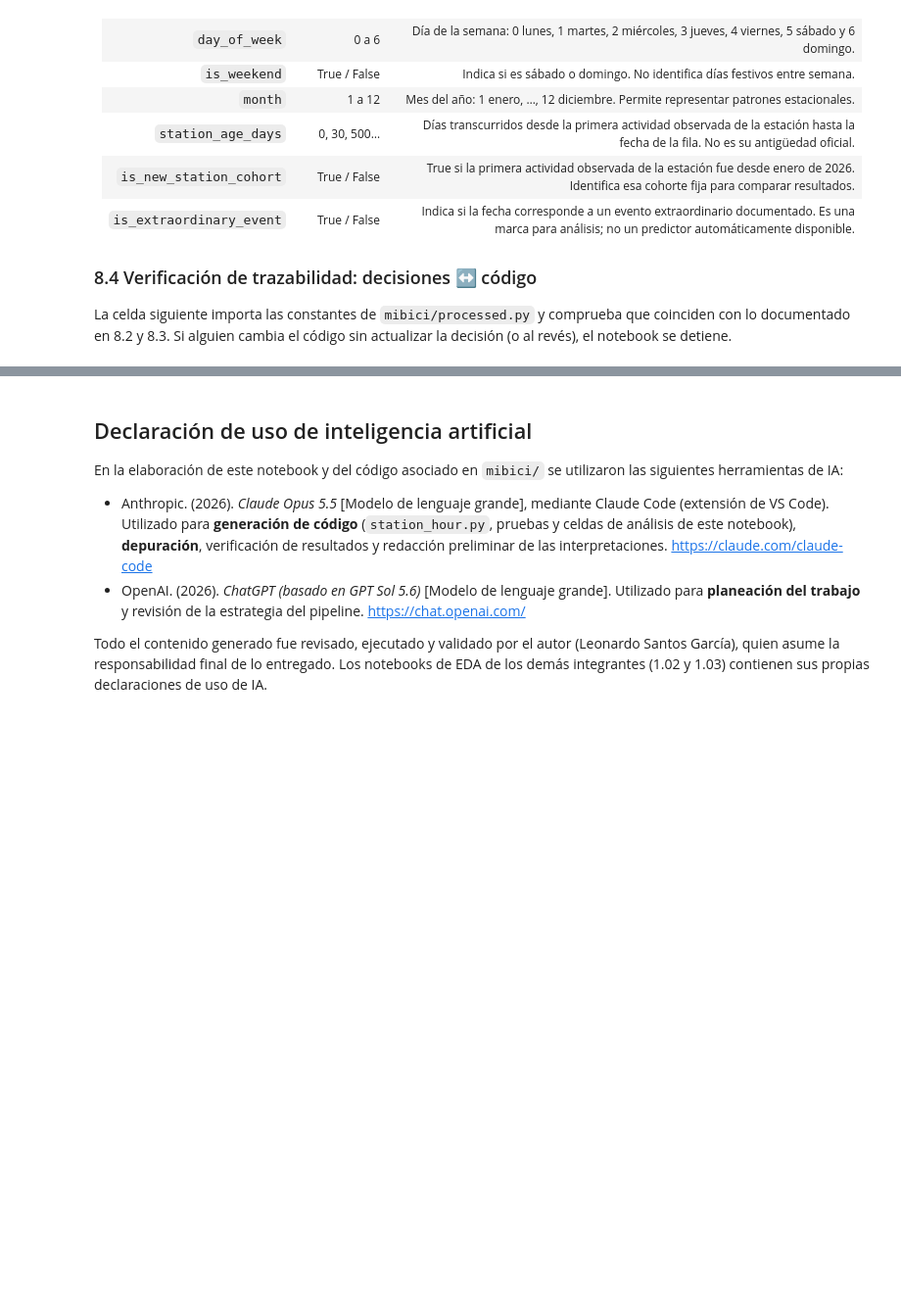
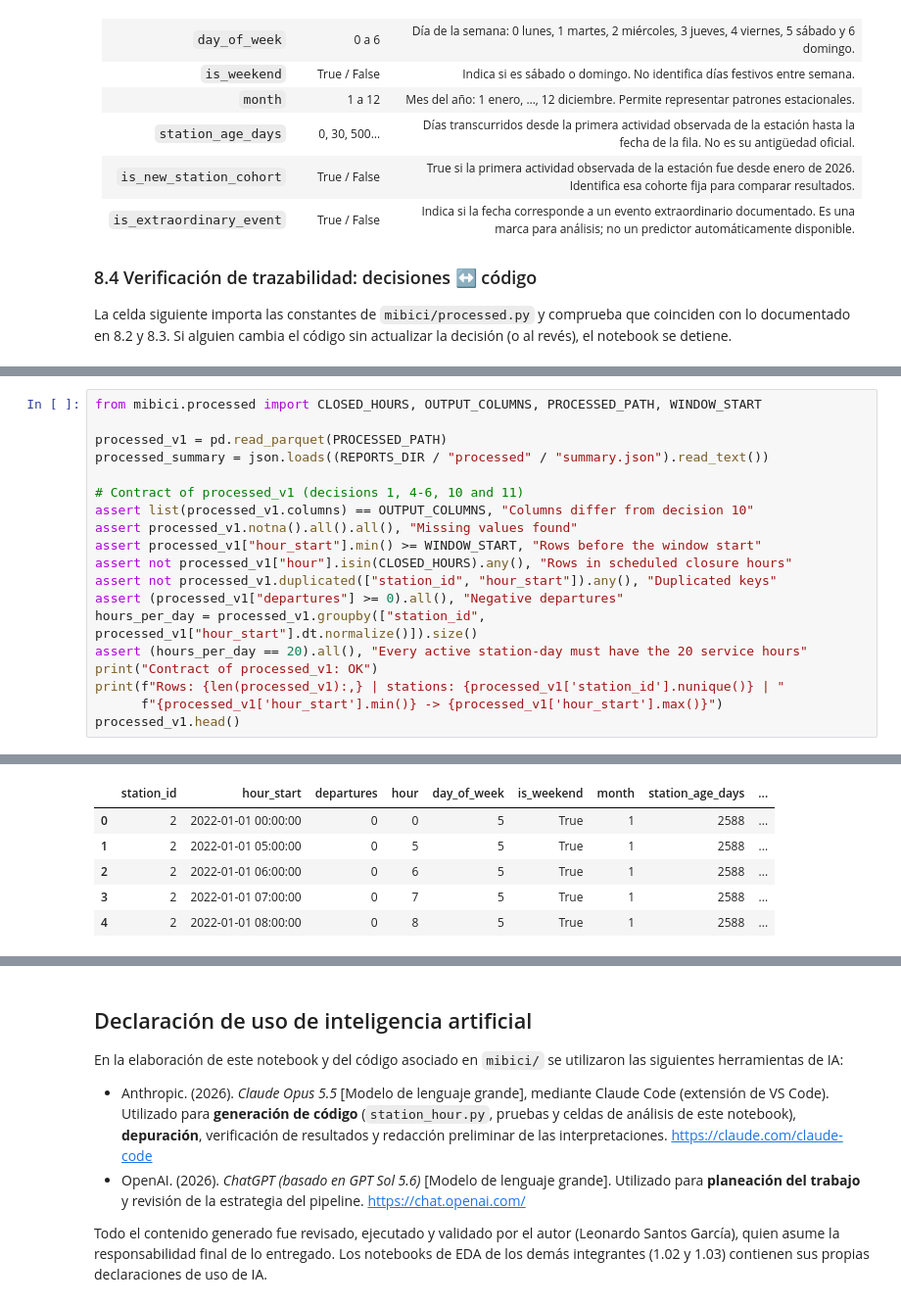
Before and after one commit to LeonardoSantosGrc/MiBici, a Jupyter notebook: notebooks/1.04-lsg-target-integration.ipynb, the cells around one changed output, grey strips where cells are left out. Shown at 98% size. Saved outputs shown, nothing was run; the diff lists cells and outputs as text; blank space fills up the shorter version.

Commit message:
Add processed_v1 validation, MLflow lineage and conclusions to integration notebook

```diff
--- a/notebooks/1.04-lsg-target-integration.ipynb
+++ b/notebooks/1.04-lsg-target-integration.ipynb
@@ -1105,0 +1121,20 @@ Pendiente.
+# %%
+from mibici.processed import CLOSED_HOURS, OUTPUT_COLUMNS, PROCESSED_PATH, WINDOW_START
+
+processed_v1 = pd.read_parquet(PROCESSED_PATH)
+processed_summary = json.loads((REPORTS_DIR / "processed" / "summary.json").read_text())
+
+# Contract of processed_v1 (decisions 1, 4-6, 10 and 11)
+assert list(processed_v1.columns) == OUTPUT_COLUMNS, "Columns differ from decision 10"
+assert processed_v1.notna().all().all(), "Missing values found"
+assert processed_v1["hour_start"].min() >= WINDOW_START, "Rows before the window start"
+assert not processed_v1["hour"].isin(CLOSED_HOURS).any(), "Rows in scheduled closure hours"
+assert not processed_v1.duplicated(["station_id", "hour_start"]).any(), "Duplicated keys"
+assert (processed_v1["departures"] >= 0).all(), "Negative departures"
+hours_per_day = processed_v1.groupby(["station_id", processed_v1["hour_start"].dt.normalize()]).size()
+assert (hours_per_day == 20).all(), "Every active station-day must have the 20 service hours"
+print("Contract of processed_v1: OK")
+print(f"Rows: {len(processed_v1):,} | stations: {processed_v1['station_id'].nunique()} | "
+      f"{processed_v1['hour_start'].min()} -> {processed_v1['hour_start'].max()}")
+processed_v1.head()
+# %% [output]
@@ -1105,0 +1143,6 @@ Pendiente.
+|  | station_id | hour_start | departures | hour | day_of_week | is_weekend | month | station_age_days | ... |
+| 0 | 2 | 2022-01-01 00:00:00 | 0 | 0 | 5 | True | 1 | 2588 | ... |
+| 1 | 2 | 2022-01-01 05:00:00 | 0 | 5 | 5 | True | 1 | 2588 | ... |
+| 2 | 2 | 2022-01-01 06:00:00 | 0 | 6 | 5 | True | 1 | 2588 | ... |
+| 3 | 2 | 2022-01-01 07:00:00 | 0 | 7 | 5 | True | 1 | 2588 | ... |
+| 4 | 2 | 2022-01-01 08:00:00 | 0 | 8 | 5 | True | 1 | 2588 | ... |
```
Also changed, not shown: parts of 15 cells of this notebook.
